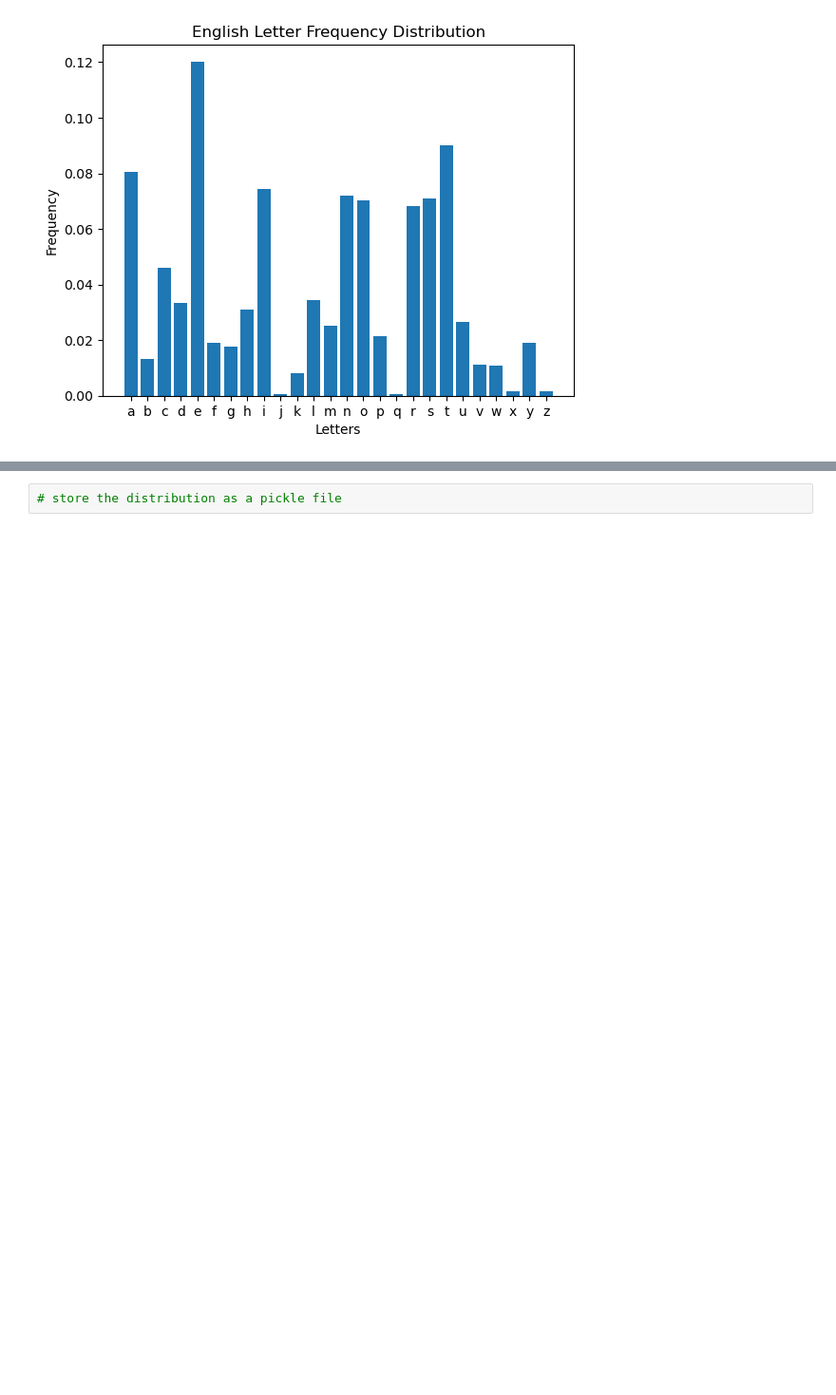
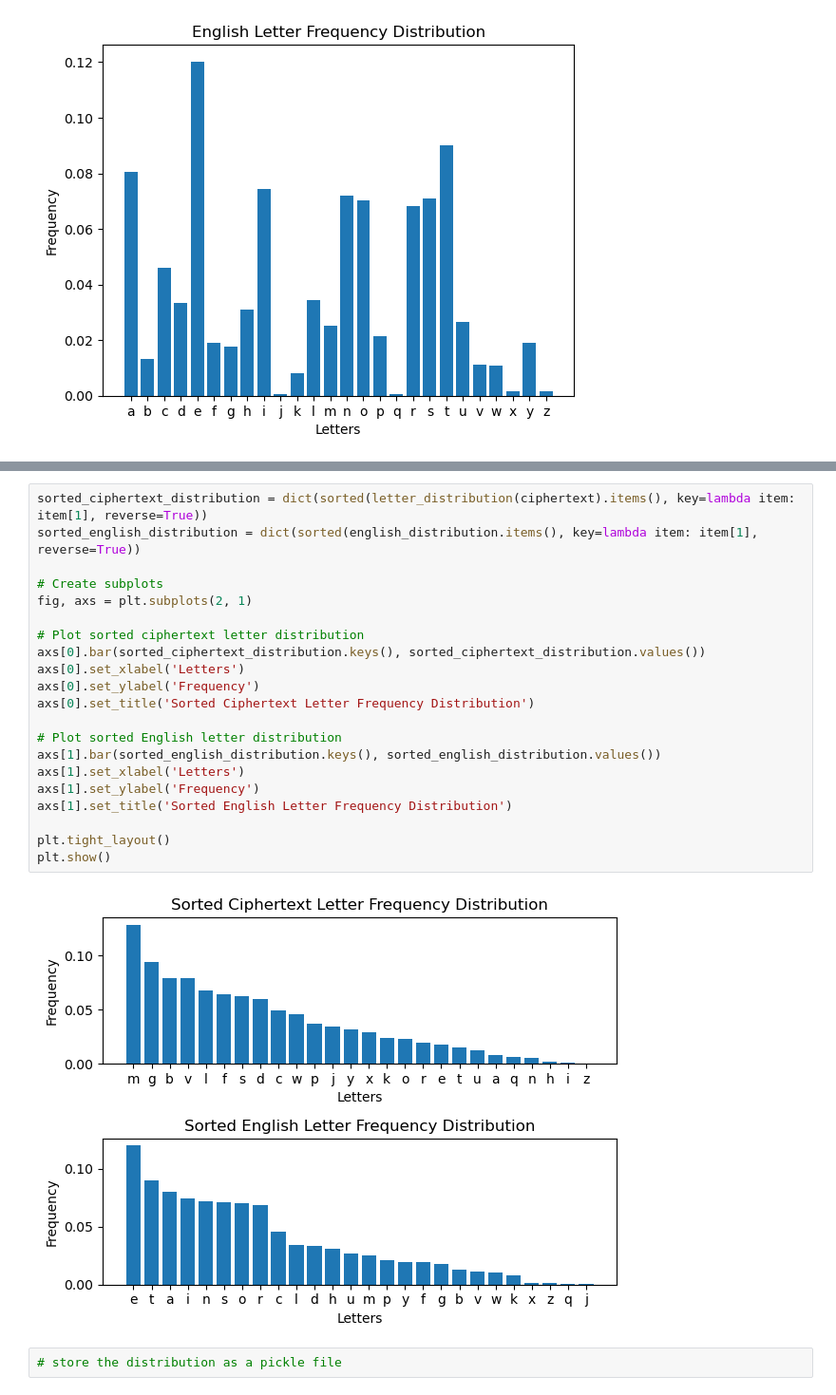
Before and after one commit to sudentrs/Elements-of-Applied-Data-Security, a Jupyter notebook: Assignment 1/assignment1-template.ipynb, the cells around one changed output, grey strips where cells are left out. Shown at 95% size. Cells and saved outputs as stored; diff of their text form; blank space fills up the shorter version.

```diff
--- a/Assignment 1/assignment1-template.ipynb
+++ b/Assignment 1/assignment1-template.ipynb
@@ -214,3 +225,26 @@ plt.show()
+# %%
+sorted_ciphertext_distribution = dict(sorted(letter_distribution(ciphertext).items(), key=lambda item: item[1], reverse=True))
+sorted_english_distribution = dict(sorted(english_distribution.items(), key=lambda item: item[1], reverse=True))
+
+# Create subplots
+fig, axs = plt.subplots(2, 1)
+
+# Plot sorted ciphertext letter distribution
+axs[0].bar(sorted_ciphertext_distribution.keys(), sorted_ciphertext_distribution.values())
+axs[0].set_xlabel('Letters')
+axs[0].set_ylabel('Frequency')
+axs[0].set_title('Sorted Ciphertext Letter Frequency Distribution')
+
+# Plot sorted English letter distribution
+axs[1].bar(sorted_english_distribution.keys(), sorted_english_distribution.values())
+axs[1].set_xlabel('Letters')
+axs[1].set_ylabel('Frequency')
+axs[1].set_title('Sorted English Letter Frequency Distribution')
+
+plt.tight_layout()
+plt.show()
+# %% [output]
+[figure, added]
 # %%
 # store the distribution as a pickle file
 # %% [markdown]
```
Also changed, not shown: parts of 24 cells of this notebook.
